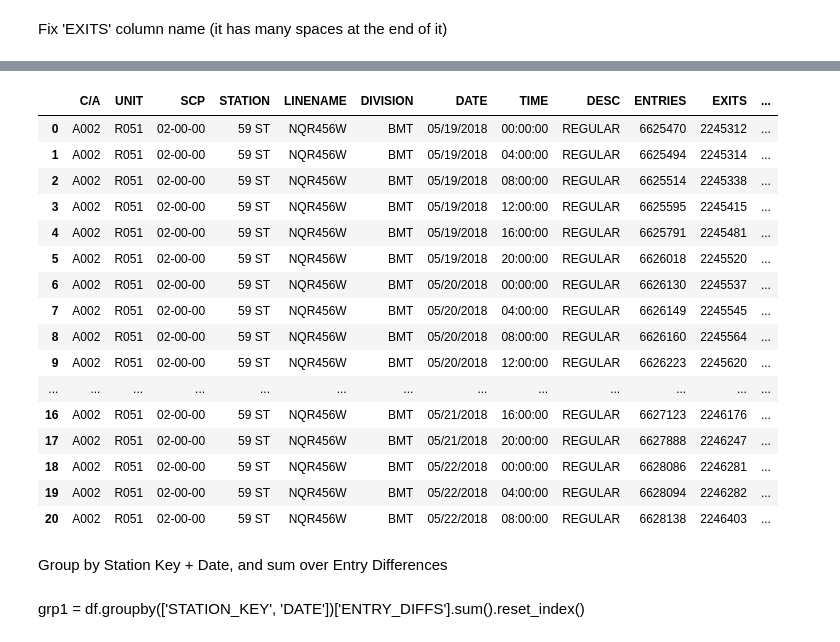
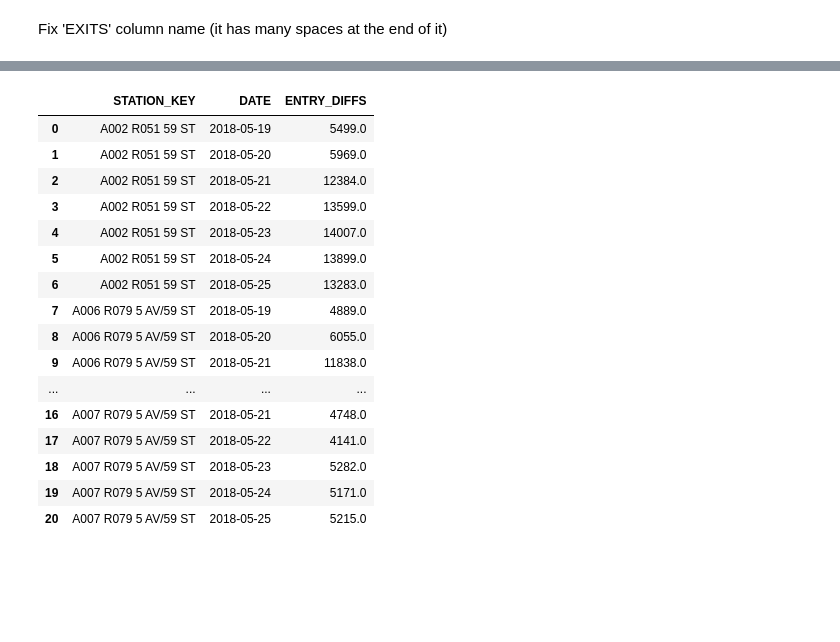
Before and after one commit to luketibbott/benson, a Jupyter notebook: benson-KF.ipynb, the cells around one changed output, grey strips where cells are left out. Drawn from its saved outputs; the diff is of its cells as text; code cells hidden in the pictures; blank space fills up the shorter version.

```diff
--- a/benson-KF.ipynb
+++ b/benson-KF.ipynb
@@ -28,0 +27,4 @@ Compute difference between consecutive rows in the 'ENTRIES' columns
+# %%
+cols_to_drop = ['C/A','UNIT','STATION']
+# %%
+df.drop(cols_to_drop, axis=1, inplace=True)
@@ -29,26 +38,24 @@ Compute difference between consecutive rows in the 'ENTRIES' columns
 # %%
-df['ENTRY_DIFFS'] = df['ENTRIES'].diff()
+df['ENTRY_DIFFS'] = df.groupby(['STATION_KEY','SCP'])['ENTRIES'].diff()
+# %%
+grp1 = df.groupby(['STATION_KEY', 'DATE'])['ENTRY_DIFFS'].sum().reset_index()
 # %%
-df.head(21)
+grp1.head(21)
 # %% [output]
-|  | C/A | UNIT | SCP | STATION | LINENAME | DIVISION | DATE | TIME | DESC | ENTRIES | EXITS | ... |
-| 0 | A002 | R051 | 02-00-00 | 59 ST | NQR456W | BMT | 05/19/2018 | 00:00:00 | REGULAR | 6625470 | 2245312 | ... |
-| 1 | A002 | R051 | 02-00-00 | 59 ST | NQR456W | BMT | 05/19/2018 | 04:00:00 | REGULAR | 6625494 | 2245314 | ... |
-| 2 | A002 | R051 | 02-00-00 | 59 ST | NQR456W | BMT | 05/19/2018 | 08:00:00 | REGULAR | 6625514 | 2245338 | ... |
-| 3 | A002 | R051 | 02-00-00 | 59 ST | NQR456W | BMT | 05/19/2018 | 12:00:00 | REGULAR | 6625595 | 2245415 | ... |
-| 4 | A002 | R051 | 02-00-00 | 59 ST | NQR456W | BMT | 05/19/2018 | 16:00:00 | REGULAR | 6625791 | 2245481 | ... |
-| 5 | A002 | R051 | 02-00-00 | 59 ST | NQR456W | BMT | 05/19/2018 | 20:00:00 | REGULAR | 6626018 | 2245520 | ... |
-| 6 | A002 | R051 | 02-00-00 | 59 ST | NQR456W | BMT | 05/20/2018 | 00:00:00 | REGULAR | 6626130 | 2245537 | ... |
-| 7 | A002 | R051 | 02-00-00 | 59 ST | NQR456W | BMT | 05/20/2018 | 04:00:00 | REGULAR | 6626149 | 2245545 | ... |
-| 8 | A002 | R051 | 02-00-00 | 59 ST | NQR456W | BMT | 05/20/2018 | 08:00:00 | REGULAR | 6626160 | 2245564 | ... |
-| 9 | A002 | R051 | 02-00-00 | 59 ST | NQR456W | BMT | 05/20/2018 | 12:00:00 | REGULAR | 6626223 | 2245620 | ... |
-| ... | ... | ... | ... | ... | ... | ... | ... | ... | ... | ... | ... | ... |
-| 16 | A002 | R051 | 02-00-00 | 59 ST | NQR456W | BMT | 05/21/2018 | 16:00:00 | REGULAR | 6627123 | 2246176 | ... |
-| 17 | A002 | R051 | 02-00-00 | 59 ST | NQR456W | BMT | 05/21/2018 | 20:00:00 | REGULAR | 6627888 | 2246247 | ... |
-| 18 | A002 | R051 | 02-00-00 | 59 ST | NQR456W | BMT | 05/22/2018 | 00:00:00 | REGULAR | 6628086 | 2246281 | ... |
-| 19 | A002 | R051 | 02-00-00 | 59 ST | NQR456W | BMT | 05/22/2018 | 04:00:00 | REGULAR | 6628094 | 2246282 | ... |
-| 20 | A002 | R051 | 02-00-00 | 59 ST | NQR456W | BMT | 05/22/2018 | 08:00:00 | REGULAR | 6628138 | 2246403 | ... |
+|  | STATION_KEY | DATE | ENTRY_DIFFS |
+| 0 | A002 R051 59 ST | 2018-05-19 | 5499.0 |
+| 1 | A002 R051 59 ST | 2018-05-20 | 5969.0 |
+| 2 | A002 R051 59 ST | 2018-05-21 | 12384.0 |
+| 3 | A002 R051 59 ST | 2018-05-22 | 13599.0 |
+| 4 | A002 R051 59 ST | 2018-05-23 | 14007.0 |
+| 5 | A002 R051 59 ST | 2018-05-24 | 13899.0 |
+| 6 | A002 R051 59 ST | 2018-05-25 | 13283.0 |
+| 7 | A006 R079 5 AV/59 ST | 2018-05-19 | 4889.0 |
+| 8 | A006 R079 5 AV/59 ST | 2018-05-20 | 6055.0 |
+| 9 | A006 R079 5 AV/59 ST | 2018-05-21 | 11838.0 |
+| ... | ... | ... | ... |
+| 16 | A007 R079 5 AV/59 ST | 2018-05-21 | 4748.0 |
+| 17 | A007 R079 5 AV/59 ST | 2018-05-22 | 4141.0 |
+| 18 | A007 R079 5 AV/59 ST | 2018-05-23 | 5282.0 |
+| 19 | A007 R079 5 AV/59 ST | 2018-05-24 | 5171.0 |
+| 20 | A007 R079 5 AV/59 ST | 2018-05-25 | 5215.0 |
-# %% [markdown]
-Group by Station Key + Date, and sum over Entry Differences
-# %% [markdown]
-grp1 = df.groupby(['STATION_KEY', 'DATE'])['ENTRY_DIFFS'].sum().reset_index()
```
Also changed, not shown: parts of 18 cells of this notebook.
